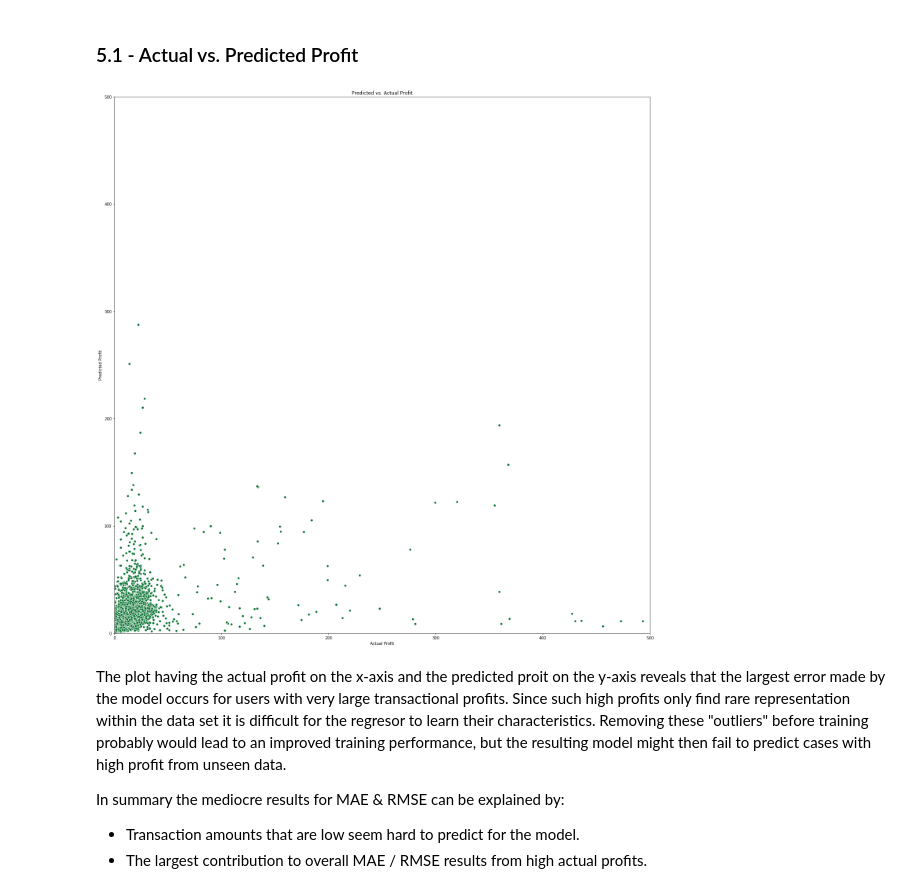
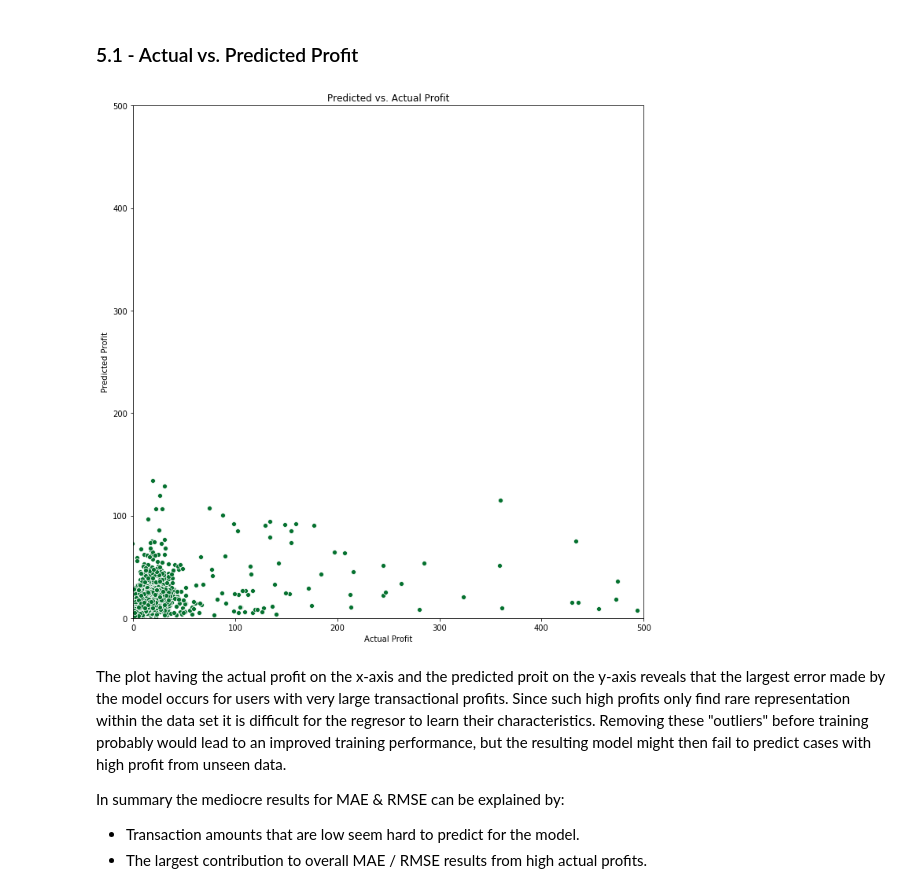
Before and after one commit to GunnarGriese/capstone-udacity, a Jupyter notebook: Starbucks_Capstone_notebook.ipynb, the cells around one changed output. Cells and saved outputs as stored; diff of their text form; code cells hidden in the pictures.

```diff
--- a/Starbucks_Capstone_notebook.ipynb
+++ b/Starbucks_Capstone_notebook.ipynb
@@ -686,7 +686,7 @@ for col in hist_cols:
 # Calculate time diff to previous transaction
 transactions["prev_trans"] = transactions.sort_values(by="time", ascending=True).groupby("person")["time"].shift(1)
 transactions["time_diff"] = transactions["time"] - transactions["prev_trans"]
-#transactions["time_diff"].fillna(0, inplace=True)
+transactions = transactions[transactions["time_diff"].notnull()]
 
 del transactions["prev_trans"]
 
@@ -1028,27 +1026,29 @@ Root mean squared error:  26.2827
 All trained models only showed an acceptable prediction performance. To better understand why it is that way, let's have a closer look at how the model works.
 # %% [markdown]
 ### 5.1 - Actual vs. Predicted Profit
+# %%
+best_regr = joblib.load("model.joblib")
 # %%
 # Compare profit and predicted profit
-test_preds = rf_regr.predict(X_test)
+test_preds = best_regr.predict(X_test)
 
-fig, ax = plt.subplots(1,1, figsize=(20,20))
+fig, ax = plt.subplots(1,1, figsize=(10,10))
 sns.scatterplot(y_test, test_preds, ax=ax)
 
 # Control x and y limits
 plt.ylim(0, 500)
 plt.xlim(0, 500)
 
 
 # Add labels
 ax.set_ylabel('Predicted Profit')
 ax.set_xlabel('Actual Profit')
 ax.set_title('Predicted vs. Actual Profit')
 plt.tight_layout()
 
 plt.savefig("img/predicted_vs_actual_profit.png")
 # %% [output]
-[figure, old version]
+[figure, new version]
 # %% [markdown]
 The plot having the actual profit on the x-axis and the predicted proit on the y-axis reveals that the largest error made by the model occurs for users with very large transactional profits. Since such high profits only find rare representation within the data set it is difficult for the regresor to learn their characteristics. Removing these "outliers" before training probably would lead to an improved training performance, but the resulting model might then fail to predict cases with high profit from unseen data.
 
```
Also changed, not shown: parts of 20 cells of this notebook, 10 other files.
